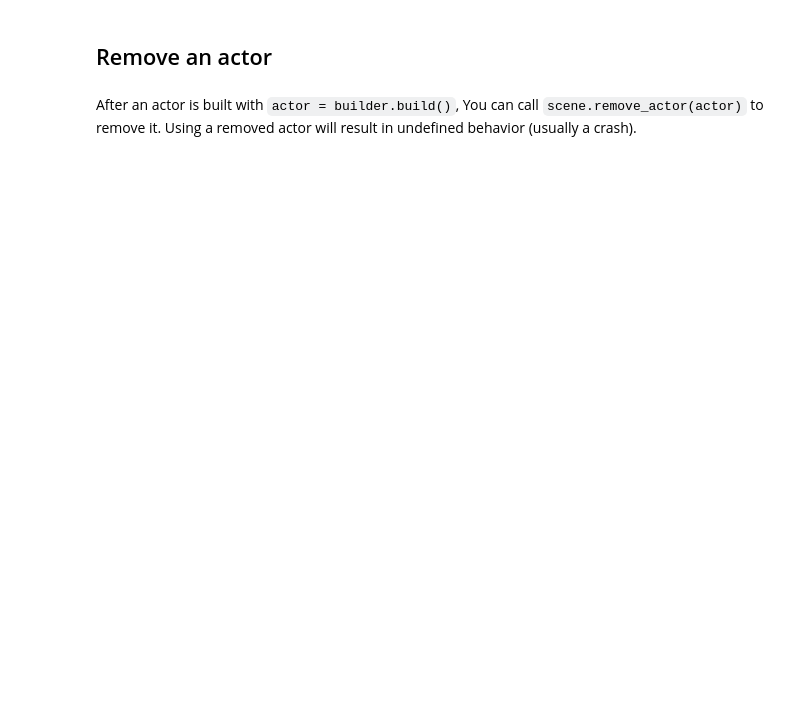
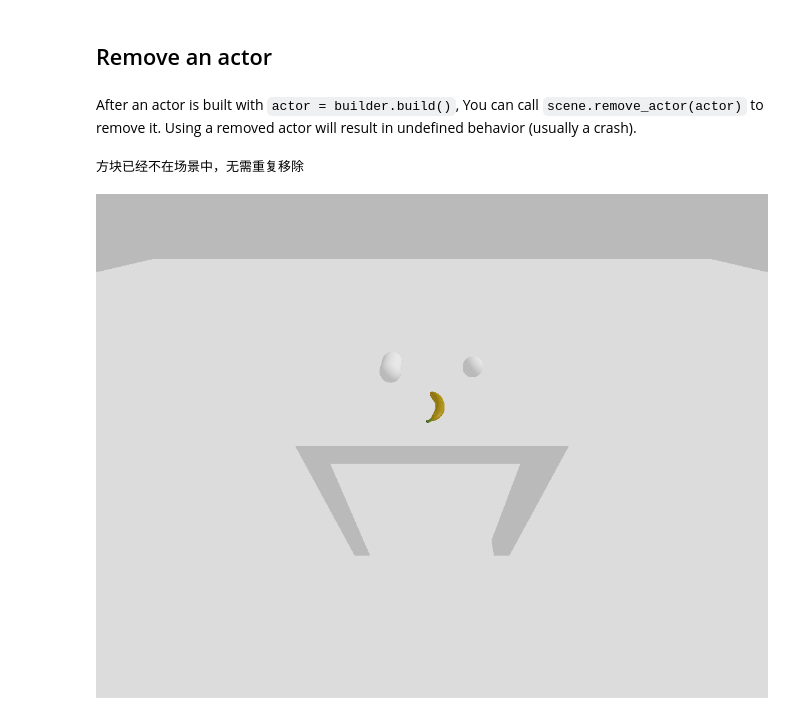
Before and after one commit to CR400AFLUO/computer-networking-learn-cs144, a Jupyter notebook: basics/2_create_actors.ipynb, the cells around one changed output. Drawn from its saved outputs; the diff is of its cells as text; code cells hidden in the pictures; blank space fills up the shorter version.

```diff
--- a/basics/2_create_actors.ipynb
+++ b/basics/2_create_actors.ipynb
@@ -260,12 +272,19 @@ Image.fromarray((rgb*255).astype(np.uint8))
 # %% [markdown]
 After an actor is built with `actor = builder.build()`, You can call `scene.remove_actor(actor)` to remove it. Using a removed actor will result in undefined behavior (usually a crash).
 # %%
-scene.remove_actor(box) # Remove the box
+try:
+    scene.remove_actor(box)
+    print("成功移除方块")
+except RuntimeError:
+    print("方块已经不在场景中，无需重复移除")
 
+# 继续执行后续渲染步骤
 scene.step()
 scene.update_render()
 camera.take_picture()
-rgba = camera.get_color_rgba()
-
+rgba = camera.get_picture('Color')
 rgb = rgba[..., :3]
 Image.fromarray((rgb*255).astype(np.uint8))
+# %% [output]
+方块已经不在场景中，无需重复移除
+[figure, added]
```
Also changed, not shown: parts of 2 cells of this notebook.
